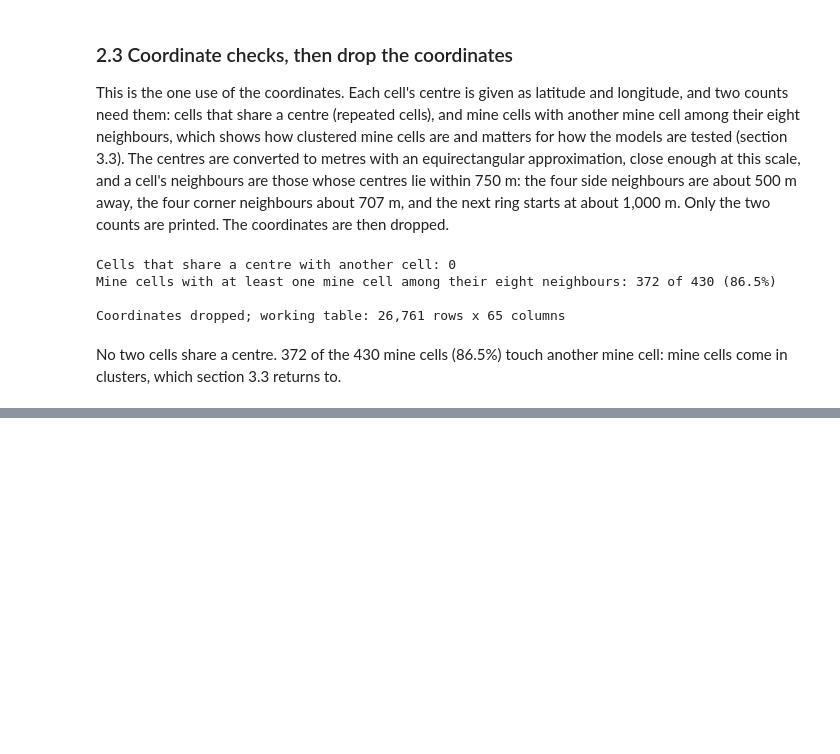
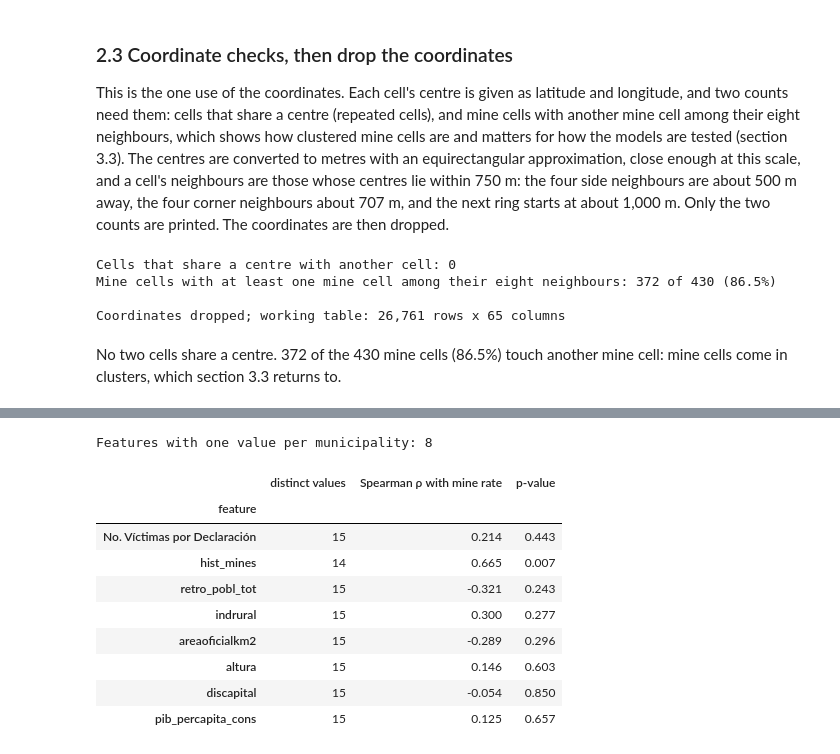
Before and after one commit to travisrcarlson/applied-machine-learning-project, a Jupyter notebook: modeling.ipynb, the cells around one changed output, grey strips where cells are left out. Drawn from its saved outputs; the diff is of its cells as text; code cells hidden in the pictures; blank space fills up the shorter version.

```diff
--- a/modeling.ipynb
+++ b/modeling.ipynb
@@ -341,0 +459,23 @@ No two cells share a centre. 372 of the 430 mine cells (86.5%) touch another min
+# %%
+MUNICIPALITY_WIDE = [c for c in CONTINUOUS if df.groupby(GROUP)[c].nunique().max() == 1]
+municipality_rates = df.groupby(GROUP)[TARGET].mean()
+rows = []
+for column in MUNICIPALITY_WIDE:
+    values = df.groupby(GROUP)[column].first()
+    result = stats.spearmanr(values, municipality_rates.loc[values.index])
+    rows.append({"feature": column, "distinct values": values.nunique(),
+                 "Spearman ρ with mine rate": result.statistic, "p-value": result.pvalue})
+print(f"Features with one value per municipality: {len(MUNICIPALITY_WIDE)}")
+pd.DataFrame(rows).set_index("feature").round(3)
+# %% [output]
+Features with one value per municipality: 8
+|  | distinct values | Spearman ρ with mine rate | p-value |
+| feature |  |  |  |
+| No. Víctimas por Declaración | 15 | 0.214 | 0.443 |
+| hist_mines | 14 | 0.665 | 0.007 |
+| retro_pobl_tot | 15 | -0.321 | 0.243 |
+| indrural | 15 | 0.300 | 0.277 |
+| areaoficialkm2 | 15 | -0.289 | 0.296 |
+| altura | 15 | 0.146 | 0.603 |
+| discapital | 15 | -0.054 | 0.850 |
+| pib_percapita_cons | 15 | 0.125 | 0.657 |
```
Also changed, not shown: parts of 11 cells of this notebook, 2 other files.
